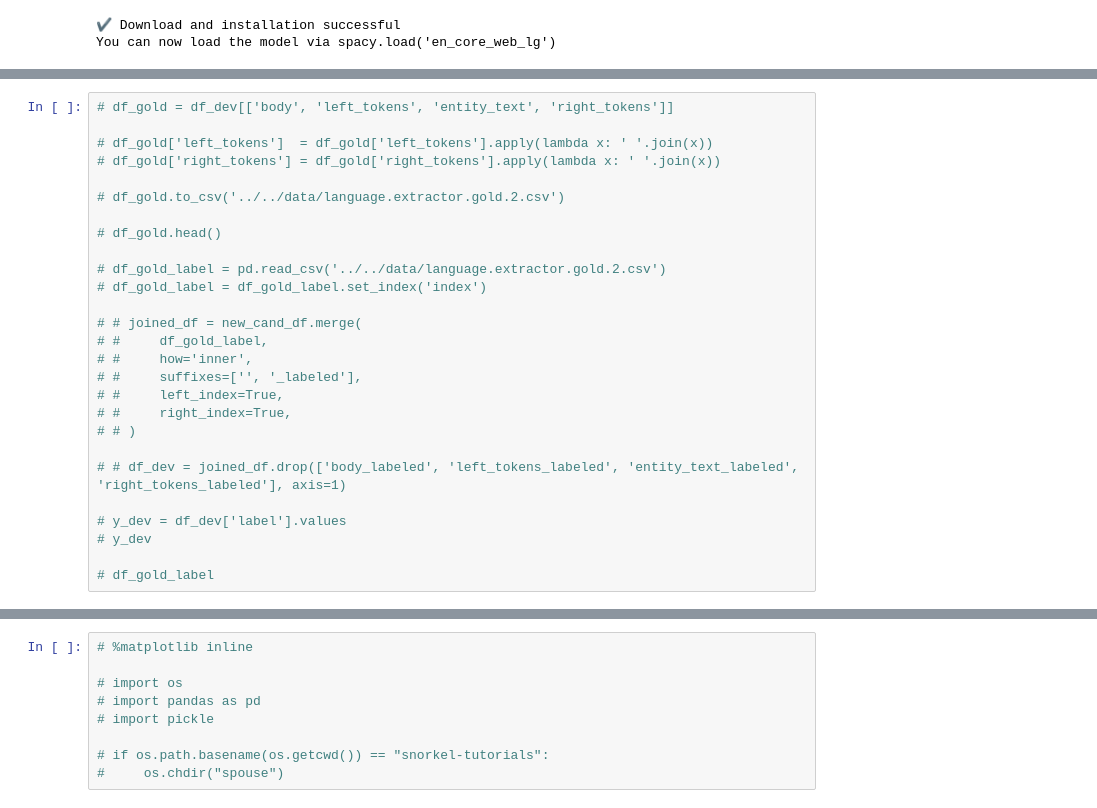
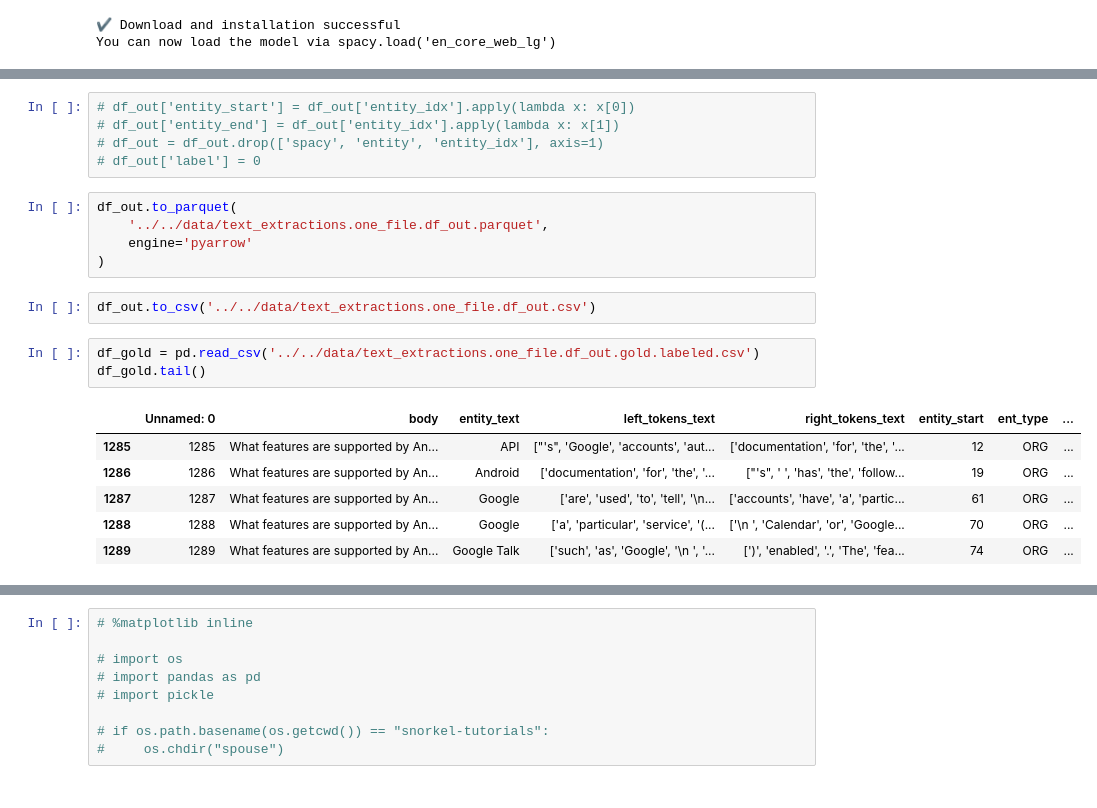
Before and after one commit to laranea/snorkel-tutorials, a Jupyter notebook: spouse/spouse_demo.ipynb, the cells around one changed output, grey strips where cells are left out. Drawn from its saved outputs; the diff is of its cells as text.

Commit message:
Have now saved, labeled and restored data

```diff
--- a/spouse/spouse_demo.ipynb
+++ b/spouse/spouse_demo.ipynb
@@ -272,27 +203,22 @@ df_dev.head()
-# %%
-# df_gold = df_dev[['body', 'left_tokens', 'entity_text', 'right_tokens']]
-
-# df_gold['left_tokens']  = df_gold['left_tokens'].apply(lambda x: ' '.join(x))
-# df_gold['right_tokens'] = df_gold['right_tokens'].apply(lambda x: ' '.join(x))
-
-# df_gold.to_csv('../../data/language.extractor.gold.2.csv')
-
-# df_gold.head()
-
-# df_gold_label = pd.read_csv('../../data/language.extractor.gold.2.csv')
-# df_gold_label = df_gold_label.set_index('index')
-
-# # joined_df = new_cand_df.merge(
-# #     df_gold_label,
-# #     how='inner',
-# #     suffixes=['', '_labeled'],
-# #     left_index=True,
-# #     right_index=True,
-# # )
-
-# # df_dev = joined_df.drop(['body_labeled', 'left_tokens_labeled', 'entity_text_labeled', 'right_tokens_labeled'], axis=1)
-
-# y_dev = df_dev['label'].values
-# y_dev
-
-# df_gold_label
+# %%
+# df_out['entity_start'] = df_out['entity_idx'].apply(lambda x: x[0])
+# df_out['entity_end'] = df_out['entity_idx'].apply(lambda x: x[1])
+# df_out = df_out.drop(['spacy', 'entity', 'entity_idx'], axis=1)
+# df_out['label'] = 0
+# %%
+df_out.to_parquet(
+    '../../data/text_extractions.one_file.df_out.parquet',
+    engine='pyarrow'
+)
+# %%
+df_out.to_csv('../../data/text_extractions.one_file.df_out.csv')
+# %%
+df_gold = pd.read_csv('../../data/text_extractions.one_file.df_out.gold.labeled.csv')
+df_gold.tail()
+# %% [output]
+|  | Unnamed: 0 | body | entity_text | left_tokens_text | right_tokens_text | entity_start | ent_type | ... |
+| 1285 | 1285 | What features are supported by An... | API | ["'s", 'Google', 'accounts', 'aut... | ['documentation', 'for', 'the', '... | 12 | ORG | ... |
+| 1286 | 1286 | What features are supported by An... | Android | ['documentation', 'for', 'the', '... | ["'s", ' ', 'has', 'the', 'follow... | 19 | ORG | ... |
+| 1287 | 1287 | What features are supported by An... | Google | ['are', 'used', 'to', 'tell', '\n... | ['accounts', 'have', 'a', 'partic... | 61 | ORG | ... |
+| 1288 | 1288 | What features are supported by An... | Google | ['a', 'particular', 'service', '(... | ['\n ', 'Calendar', 'or', 'Google... | 70 | ORG | ... |
+| 1289 | 1289 | What features are supported by An... | Google Talk | ['such', 'as', 'Google', '\n ', '... | [')', 'enabled', '.', 'The', 'fea... | 74 | ORG | ... |
```
Also changed, not shown: parts of 17 cells of this notebook.
